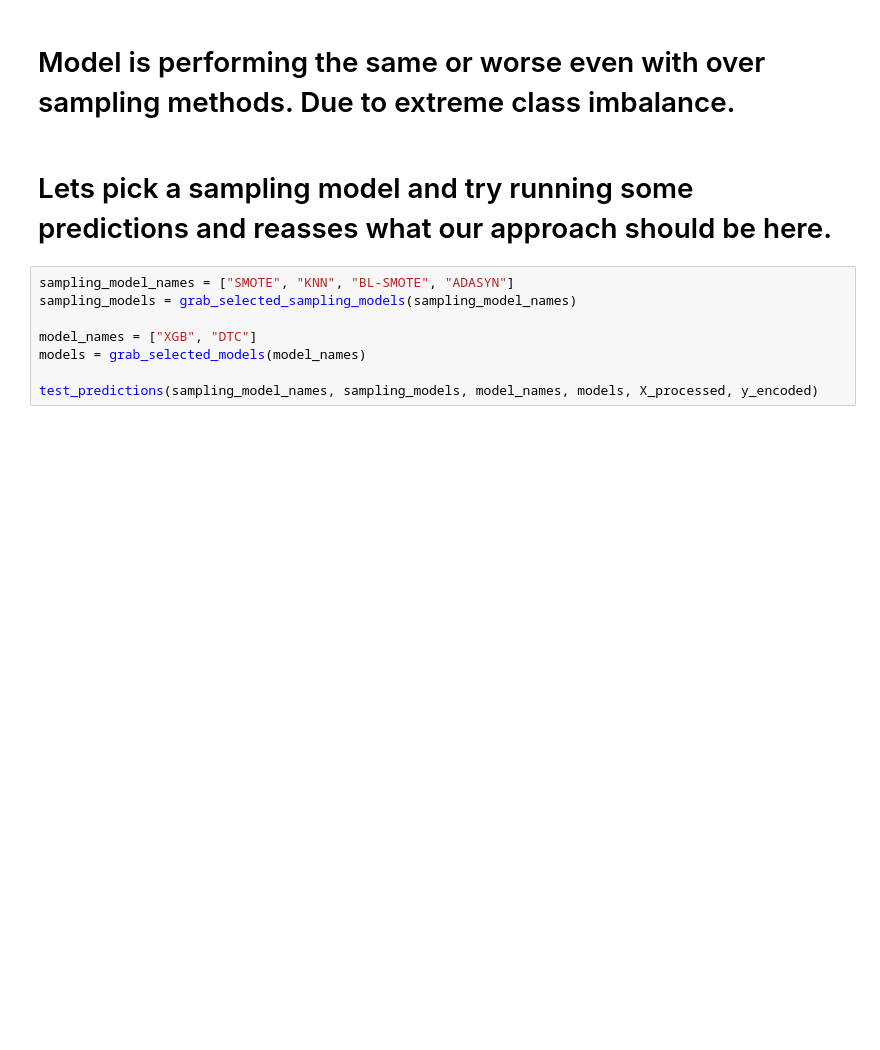
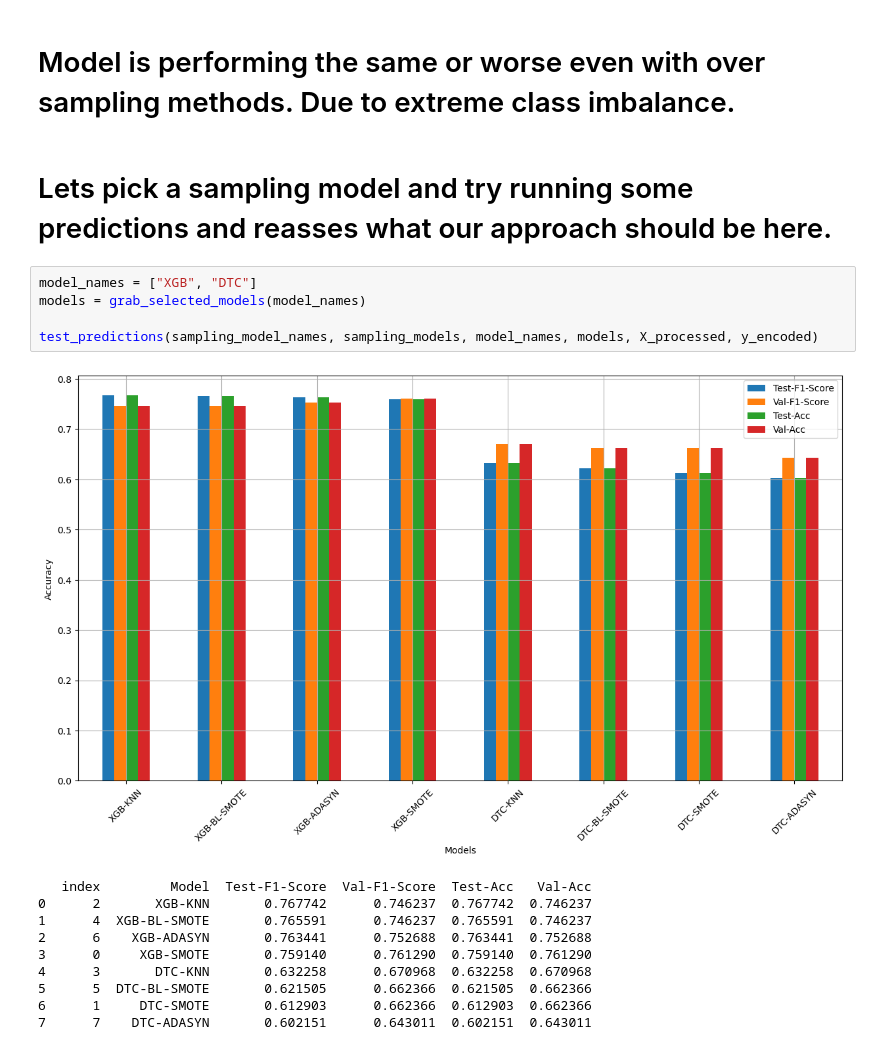
Before and after one commit to MaukanMir/Netflix-Sentiment-Classification-Two, a Jupyter notebook: training.ipynb, the cells around one changed output. Cells and saved outputs as stored; diff of their text form; blank space fills up the shorter version.

Commit message:
added new models

```diff
--- a/training.ipynb
+++ b/training.ipynb
@@ -391,10 +388,18 @@ test_sampling_models(sampling_model_names, sampling_models, model_names, models,
 # %% [markdown]
 # Lets pick a sampling model and try running some predictions and reasses what our approach should be here.
 # %%
-sampling_model_names = ["SMOTE", "KNN", "BL-SMOTE", "ADASYN"]
-sampling_models = grab_selected_sampling_models(sampling_model_names)
-
 model_names = ["XGB", "DTC"]
 models = grab_selected_models(model_names)
 
 test_predictions(sampling_model_names, sampling_models, model_names, models, X_processed, y_encoded)
+# %% [output]
+[figure, added]
+   index         Model  Test-F1-Score  Val-F1-Score  Test-Acc   Val-Acc
+0      2       XGB-KNN       0.767742      0.746237  0.767742  0.746237
+1      4  XGB-BL-SMOTE       0.765591      0.746237  0.765591  0.746237
+2      6    XGB-ADASYN       0.763441      0.752688  0.763441  0.752688
+3      0     XGB-SMOTE       0.759140      0.761290  0.759140  0.761290
+4      3       DTC-KNN       0.632258      0.670968  0.632258  0.670968
+5      5  DTC-BL-SMOTE       0.621505      0.662366  0.621505  0.662366
+6      1     DTC-SMOTE       0.612903      0.662366  0.612903  0.662366
+7      7    DTC-ADASYN       0.602151      0.643011  0.602151  0.643011
```
Also changed, not shown: parts of 3 cells of this notebook.
